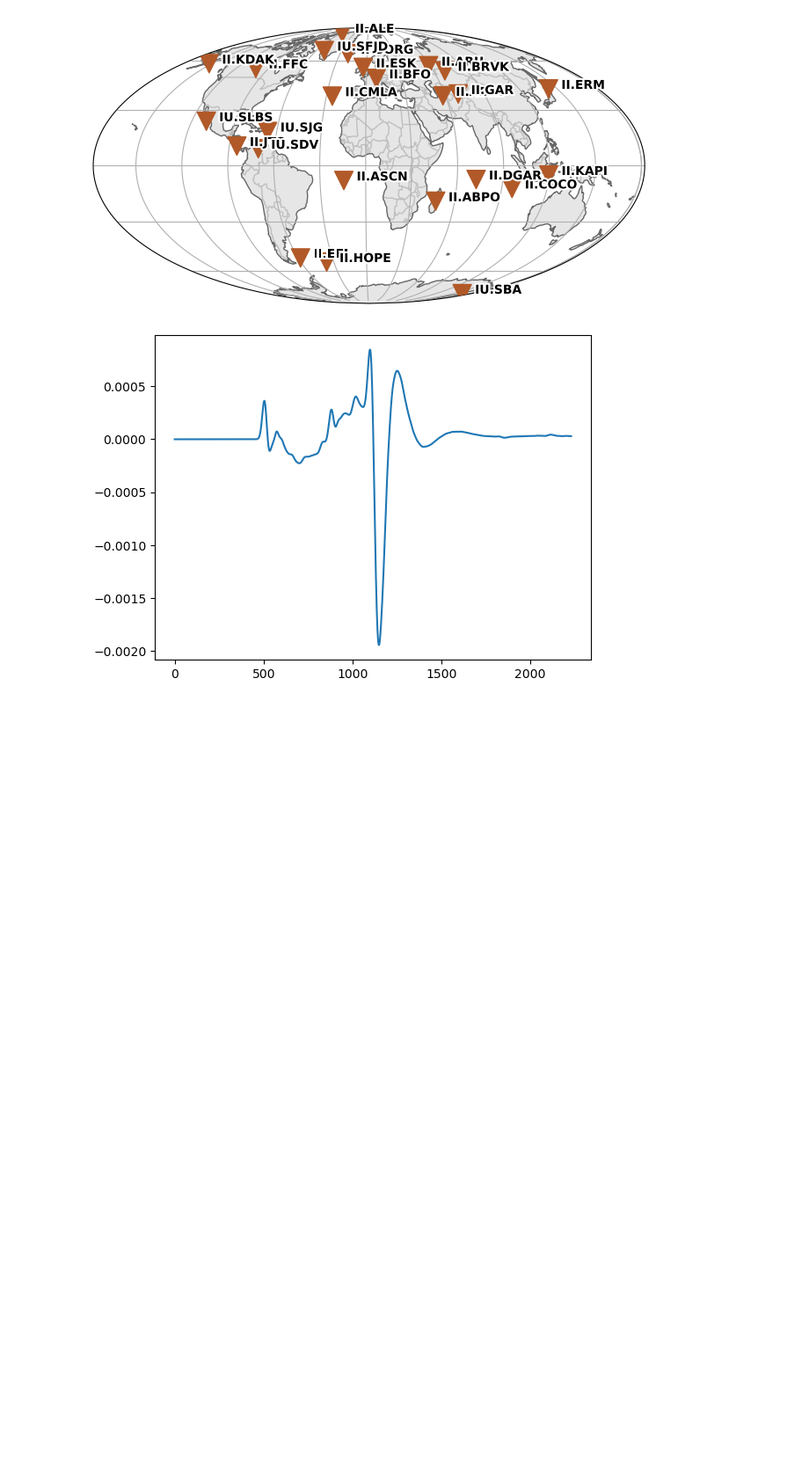
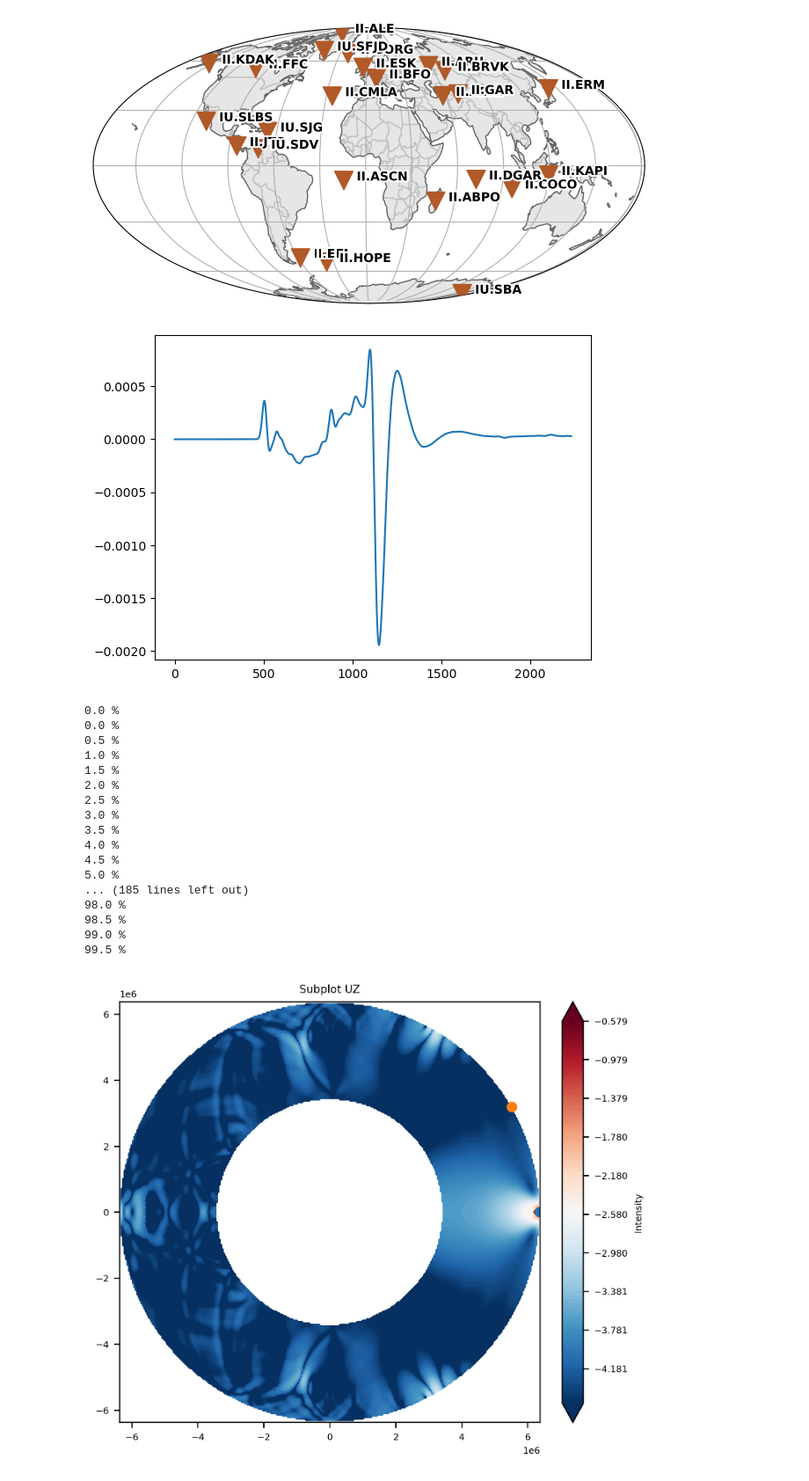
Before and after one commit to Adrian-Mag/AxiSEM3D_Kernels, a Jupyter notebook: examples/example_element_output.ipynb, the cells around one changed output. Shown at 88% size. Saved outputs shown, nothing was run; the diff lists cells and outputs as text; code cells hidden in the pictures; blank space fills up the shorter version.

```diff
--- a/examples/example_element_output.ipynb
+++ b/examples/example_element_output.ipynb
@@ -25,4 +25,23 @@ plt.show()
 # %% [output]
 [figure]
 # %%
-data.animation(np.array([6371000, 0, 0]), np.array([6371000, 0, 30]), channels=['UZ'])
+data.animation([6371000, 0, 0], [6371000, 0, 30], channels=['UZ'])
+# %% [output]
+0.0 %
+0.0 %
+0.5 %
+1.0 %
+1.5 %
+2.0 %
+2.5 %
+3.0 %
+3.5 %
+4.0 %
+4.5 %
+5.0 %
+... (185 lines left out)
+98.0 %
+98.5 %
+99.0 %
+99.5 %
+[figure, added]
```
Also changed, not shown: 55 other files.
